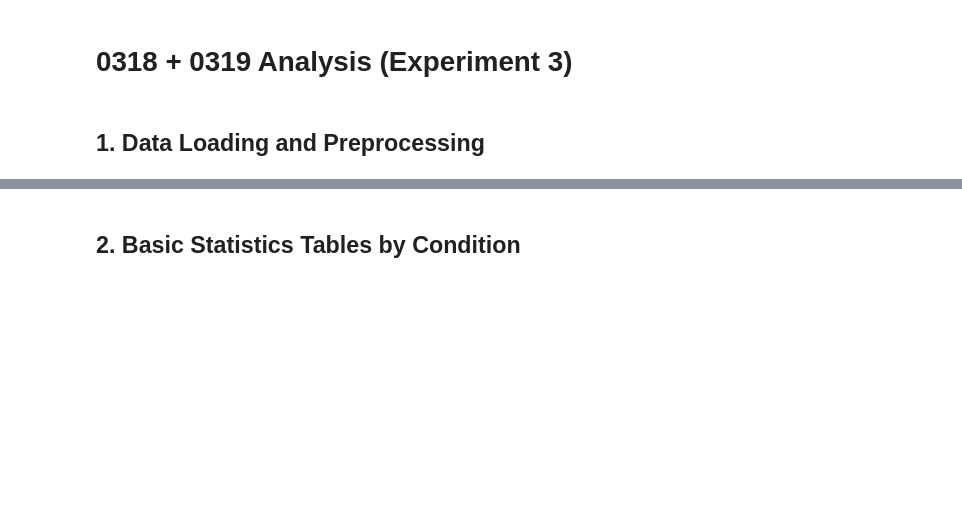
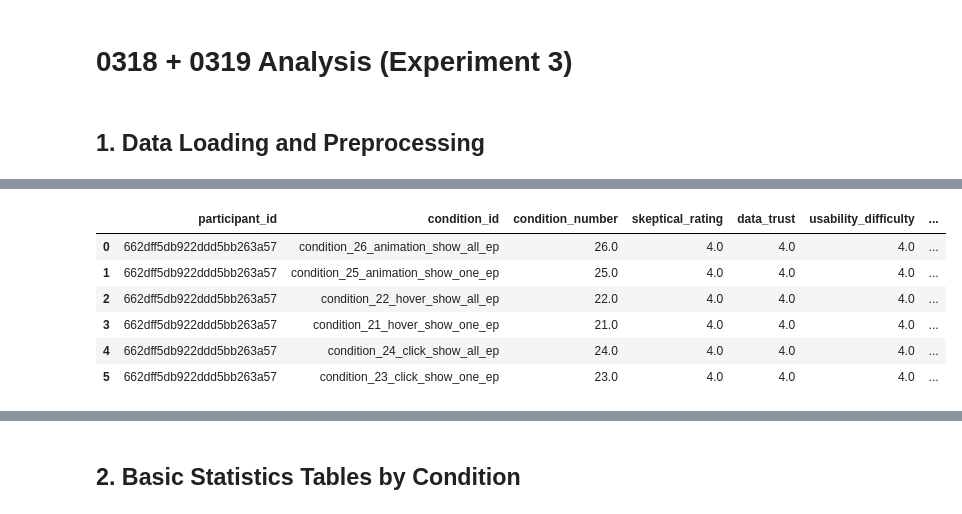
Before and after one commit to Delen0828/Interact4Trust, a Jupyter notebook: Experiment3/analysis/analysis-0318.ipynb, the cells around one changed output, grey strips where cells are left out. Saved outputs shown, nothing was run; the diff lists cells and outputs as text; code cells hidden in the pictures; blank space fills up the shorter version.

```diff
--- a/Experiment3/analysis/analysis-0318.ipynb
+++ b/Experiment3/analysis/analysis-0318.ipynb
@@ -65,6 +65,25 @@ VISUALIZATION_TECHNIQUE_LABELS = {
     "combined_plot": "PI + Ensemble",
 }
 VISUALIZATION_ORDER = ["Baseline", "PI", "Ensemble", "PI + Ensemble"]
+
+ATTENTION_CHECK_TRUST_KEYS = [
+    "skeptical_rating",
+    "data_trust",
+    "usability_difficulty",
+    "comprehension_ease",
+]
+ATTENTION_CHECK_INTERACTION_KEYS = [
+    "navigation_control",
+    "content_control",
+    "pace_control",
+    "interface_exploration",
+    "interface_responsiveness",
+    "user_communication",
+    "personal_conversation",
+    "interface_interaction",
+    "interface_sensitivity",
+]
+SHOW_PLOTS_BEFORE_SECTION_5 = False
 
 BASELINE_CONDITION_NUMBER = 1
 NORMALIZED_FLAG_COLUMN = "_cousineau_normalized"
@@ -143,6 +162,63 @@ def expand_response_columns(data, response_col="response"):
             merged[col] = parsed_values
 
     return merged
+
+
+def identify_attention_check_failures(
+    data,
+    trust_keys=ATTENTION_CHECK_TRUST_KEYS,
+    interaction_keys=ATTENTION_CHECK_INTERACTION_KEYS,
+    survey_trial_type="trust-survey",
+):
+    if data is None or data.empty:
+        return set(), pd.DataFrame()
+
+    if "trial_type" not in data.columns or "participant_id" not in data.columns:
+        return set(), pd.DataFrame()
+
+    survey_rows = data[data["trial_type"] == survey_trial_type].copy()
+    if survey_rows.empty:
+        return set(), pd.DataFrame()
+
+    survey_rows = expand_response_columns(survey_rows)
+    parsed_response = (
+        survey_rows["response"].apply(parse_response_json)
+        if "response" in survey_rows.columns
+        else pd.Series([{}] * len(survey_rows), index=survey_rows.index)
+    )
+
+    for key in trust_keys + interaction_keys:
+        existing = (
+            pd.to_numeric(survey_rows[key], errors="coerce")
+            if key in survey_rows.columns
+            else pd.Series(np.nan, index=survey_rows.index)
+        )
+        if existing.notna().sum() == 0:
+            existing = pd.to_numeric(parsed_response.apply(lambda d: d.get(key, np.nan)), errors="coerce")
+        survey_rows[key] = existing
+
+    trust_complete = survey_rows[trust_keys].notna().all(axis=1)
+    interaction_complete = survey_rows[interaction_keys].notna().all(axis=1)
+
+    trust_uniform = survey_rows[trust_keys].nunique(axis=1, dropna=True).eq(1)
+    interaction_uniform = survey_rows[interaction_keys].nunique(axis=1, dropna=True).eq(1)
+
+    failure_mask = trust_complete & interaction_complete & trust_uniform & interaction_uniform
+    failure_rows = survey_rows[failure_mask & survey_rows["participant_id"].notna()].copy()
+
+    if failure_rows.empty:
+        return set(), pd.DataFrame()
+
+    failure_rows["participant_id"] = failure_rows["participant_id"].astype(str)
+    detail_columns = [
+        "participant_id",
+        "condition_id",
+        "condition_number",
+        *trust_keys,
+        *interaction_keys,
+    ]
+    available_detail_columns = [col for col in detail_columns if col in failure_rows.columns]
+    return set(failure_rows["participant_id"].unique()), failure_rows[available_detail_columns].reset_index(drop=True)
 
 
 def normalize_scores_cousineau_morey(
@@ -296,6 +372,13 @@ combined_data = pd.concat(all_data, ignore_index=True)
 before_participants = combined_data["participant_id"].nunique(dropna=True)
 combined_data = combined_data[combined_data["participant_id"].notna()].copy()
 combined_data = combined_data[~combined_data["participant_id"].astype(str).str.lower().eq("test")].copy()
+
+attention_check_failed_participants, attention_check_failure_rows = identify_attention_check_failures(combined_data)
+if attention_check_failed_participants:
+    combined_data = combined_data[
+        ~combined_data["participant_id"].astype(str).isin(attention_check_failed_participants)
+    ].copy()
+
 after_participants = combined_data["participant_id"].nunique(dropna=True)
 
 print("Using data directories:")
@@ -305,6 +388,15 @@ for data_dir in DATA_DIRS:
 print(f"Found {len(csv_files)} participant CSV files")
 print(f"Combined dataset shape: {combined_data.shape}")
 print(f"Participants: {before_participants} -> {after_participants}")
+print(f"Attention-check exclusions: {len(attention_check_failed_participants)} participant(s)")
+if attention_check_failed_participants:
+    print(
+        "Excluded participant_id(s): "
+        + ", ".join(sorted(attention_check_failed_participants))
+    )
+if not attention_check_failure_rows.empty:
+    print("Attention-check failure rows (first 10):")
+    display(attention_check_failure_rows.head(10))
 print("Sample files:")
 for file_path in csv_files[:10]:
     print(f"  - {file_path.name}")
@@ -331,0 +415,7 @@ Sample files:
+|  | participant_id | condition_id | condition_number | skeptical_rating | data_trust | usability_difficulty | ... |
+| 0 | 662dff5db922ddd5bb263a57 | condition_26_animation_show_all_ep | 26.0 | 4.0 | 4.0 | 4.0 | ... |
+| 1 | 662dff5db922ddd5bb263a57 | condition_25_animation_show_one_ep | 25.0 | 4.0 | 4.0 | 4.0 | ... |
+| 2 | 662dff5db922ddd5bb263a57 | condition_22_hover_show_all_ep | 22.0 | 4.0 | 4.0 | 4.0 | ... |
+| 3 | 662dff5db922ddd5bb263a57 | condition_21_hover_show_one_ep | 21.0 | 4.0 | 4.0 | 4.0 | ... |
+| 4 | 662dff5db922ddd5bb263a57 | condition_24_click_show_all_ep | 24.0 | 4.0 | 4.0 | 4.0 | ... |
+| 5 | 662dff5db922ddd5bb263a57 | condition_23_click_show_one_ep | 23.0 | 4.0 | 4.0 | 4.0 | ... |
```
Also changed, not shown: parts of 13 cells of this notebook, 34 other files.
